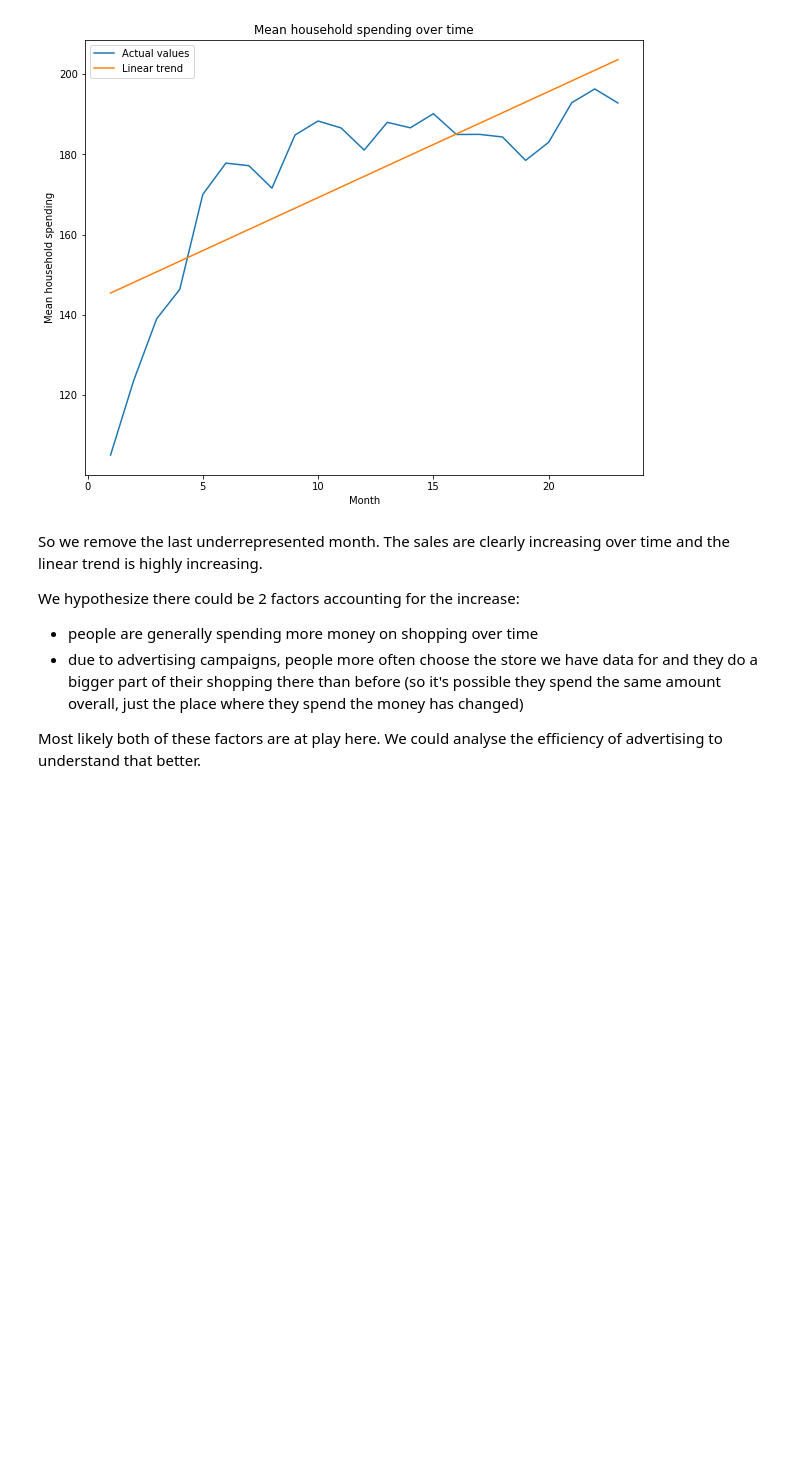
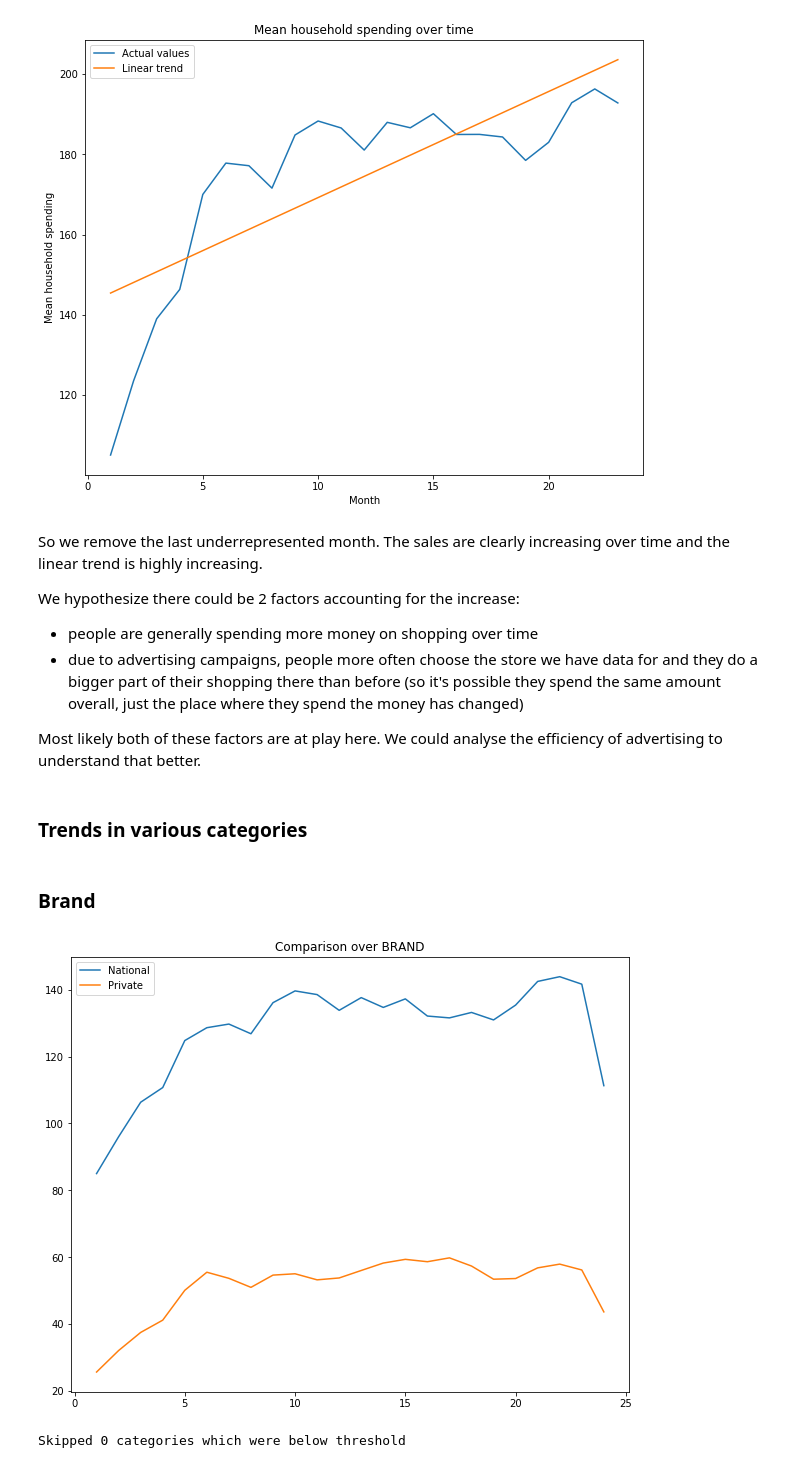
Before and after one commit to Lucianod28/Ada-project, a Jupyter notebook: Milestone2.ipynb, the cells around one changed output. Cells and saved outputs as stored; diff of their text form; code cells hidden in the pictures; blank space fills up the shorter version.

```diff
--- a/Milestone2.ipynb
+++ b/Milestone2.ipynb
@@ -100,7 +100,7 @@ transactions_products.head()
 # %%
 from sklearn.linear_model import LinearRegression
 # %%
-def plot_trend(x, y, xlabel, ylabel, title):
+def plot_trend(x, y, xlabel, ylabel, title, std=None):
     plt.figure(figsize=(10,8))
 
     plt.plot(x, y, label="Actual values")
@@ -109,7 +109,8 @@ def plot_trend(x, y, xlabel, ylabel, title):
     x_reg = x.to_numpy().reshape(-1, 1)
     reg.fit(x_reg, y)
     plt.plot(x, reg.predict(x_reg), label="Linear trend")
-
+    if std is not None:
+        plt.fill_between(monthly.index, monthly - std, monthly + std, alpha=0.2)
     plt.xlabel(xlabel)
     plt.ylabel(ylabel)
     plt.title(title)
@@ -169,3 +170,48 @@ We hypothesize there could be 2 factors accounting for the increase:
 - due to advertising campaigns, people more often choose the store we have data for and they do a bigger part of their shopping there than before (so it's possible they spend the same amount overall, just the place where they spend the money has changed)
 
 Most likely both of these factors are at play here. We could analyse the efficiency of advertising to understand that better.
+# %% [markdown]
+### Trends in various categories
+# %%
+def analyze_categories(data, category_column, statistic_computation, sort=True, show_separate=False, filter_too_small_threshold=None):
+    values = data[category_column].unique()
+    if sort:
+        values = sorted(values)
+
+    def summarize_category(category_name):
+        filtered = data[data[category_column] == category_name]
+        stat = statistic_computation(filtered)
+        return stat
+
+    stats = list(map(summarize_category, values))
+
+    if show_separate:
+        for cat, stat in zip(values, stats):
+            if filter_too_small_threshold is not None and stat.sum() < filter_too_small_threshold:
+                continue
+            print(cat)
+            plot_trend(stat.index, stat, "", "", cat)
+
+    skipped = 0
+    plt.figure(figsize=(10,8))
+    for cat, stat in zip(values, stats):
+        if filter_too_small_threshold is not None and stat.sum() < filter_too_small_threshold:
+                skipped += 1
+                continue
+        plt.plot(stat.index, stat, label=cat)
+        #print(stat)
+    #plt.xlabel("TODO")
+    plt.title("Comparison over " + category_column)
+    plt.legend()
+    plt.show()
+    print(f"Skipped {skipped} categories which were below threshold")
+# %%
+def stat_mean_monthly_spending(data):
+    return data.groupby(["household_key", "MONTH"])["SALES_VALUE"].sum().groupby("MONTH").mean()
+# %% [markdown]
+### Brand
+# %%
+analyze_categories(transactions_products, "BRAND", stat_mean_monthly_spending)
+# %% [output]
+[figure, added]
+Skipped 0 categories which were below threshold
```
Also changed, not shown: parts of 36 cells of this notebook.
